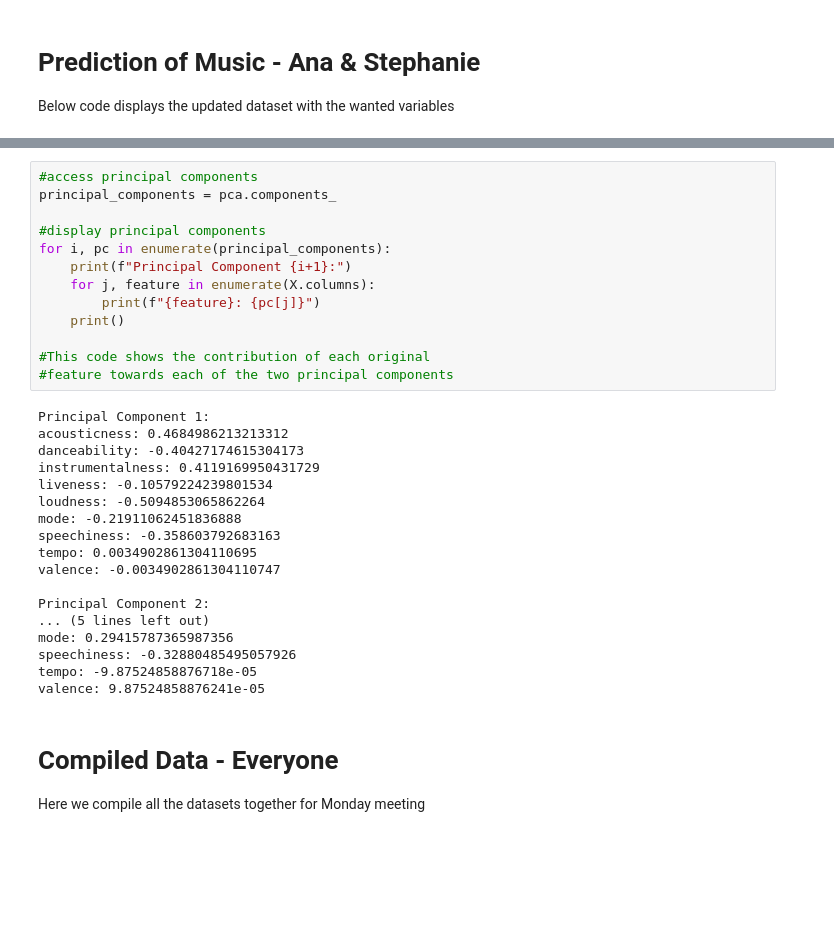
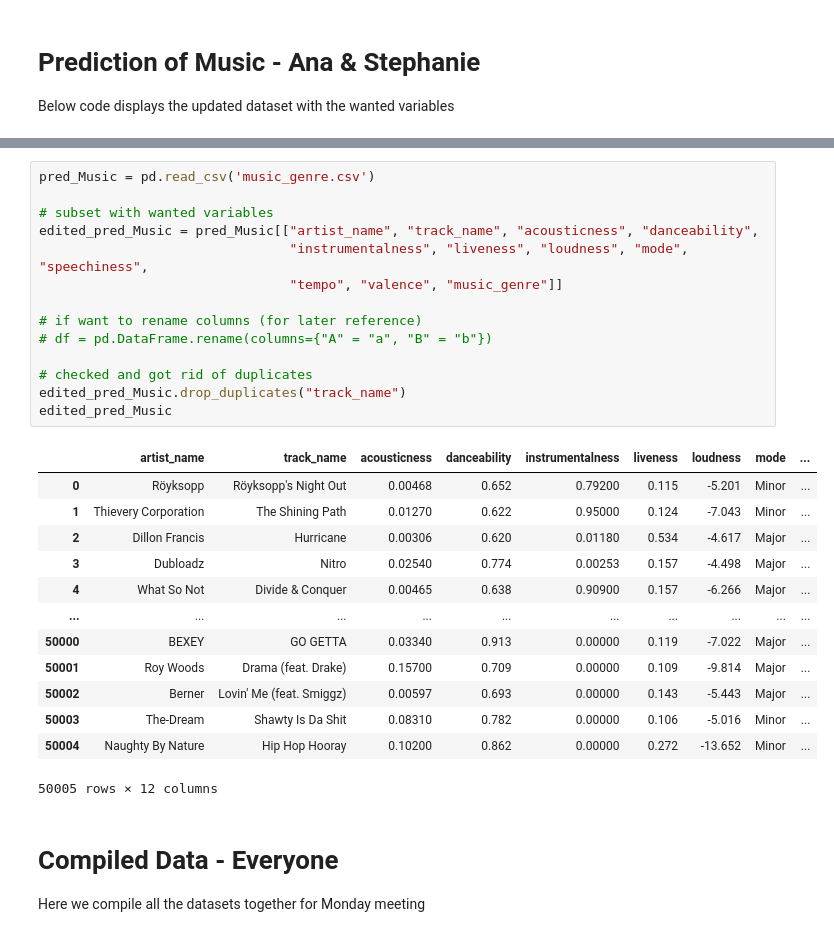
Before and after one commit to enriqfatima/COGS118B_Project, a Jupyter notebook: Data_Wrangling_groupXXX.ipynb, the cells around one changed output, grey strips where cells are left out. Drawn from its saved outputs; the diff is of its cells as text; blank space fills up the shorter version.

```diff
--- a/Data_Wrangling_groupXXX.ipynb
+++ b/Data_Wrangling_groupXXX.ipynb
@@ -154,34 +181,31 @@ Name: count, dtype: int64
-# %%
-#access principal components
-principal_components = pca.components_
-
-#display principal components
-for i, pc in enumerate(principal_components):
-    print(f"Principal Component {i+1}:")
-    for j, feature in enumerate(X.columns):
-        print(f"{feature}: {pc[j]}")
-    print()
-
-#This code shows the contribution of each original
-#feature towards each of the two principal components
-# %% [output]
-Principal Component 1:
-acousticness: 0.4684986213213312
-danceability: -0.40427174615304173
-instrumentalness: 0.4119169950431729
-liveness: -0.10579224239801534
-loudness: -0.5094853065862264
-mode: -0.21911062451836888
-speechiness: -0.358603792683163
-tempo: 0.0034902861304110695
-valence: -0.0034902861304110747
-
-Principal Component 2:
-... (5 lines left out)
-mode: 0.29415787365987356
-speechiness: -0.32880485495057926
-tempo: -9.87524858876718e-05
-valence: 9.87524858876241e-05
+# %%
+pred_Music = pd.read_csv('music_genre.csv')
+
+# subset with wanted variables
+edited_pred_Music = pred_Music[["artist_name", "track_name", "acousticness", "danceability",
+                                "instrumentalness", "liveness", "loudness", "mode", "speechiness",
+                                "tempo", "valence", "music_genre"]]
+
+# if want to rename columns (for later reference)
+# df = pd.DataFrame.rename(columns={"A" = "a", "B" = "b"})
+
+# checked and got rid of duplicates
+edited_pred_Music.drop_duplicates("track_name")
+edited_pred_Music
+# %% [output]
+|  | artist_name | track_name | acousticness | danceability | instrumentalness | liveness | loudness | mode | ... |
+| 0 | Röyksopp | Röyksopp's Night Out | 0.00468 | 0.652 | 0.79200 | 0.115 | -5.201 | Minor | ... |
+| 1 | Thievery Corporation | The Shining Path | 0.01270 | 0.622 | 0.95000 | 0.124 | -7.043 | Minor | ... |
+| 2 | Dillon Francis | Hurricane | 0.00306 | 0.620 | 0.01180 | 0.534 | -4.617 | Major | ... |
+| 3 | Dubloadz | Nitro | 0.02540 | 0.774 | 0.00253 | 0.157 | -4.498 | Major | ... |
+| 4 | What So Not | Divide & Conquer | 0.00465 | 0.638 | 0.90900 | 0.157 | -6.266 | Major | ... |
+| ... | ... | ... | ... | ... | ... | ... | ... | ... | ... |
+| 50000 | BEXEY | GO GETTA | 0.03340 | 0.913 | 0.00000 | 0.119 | -7.022 | Major | ... |
+| 50001 | Roy Woods | Drama (feat. Drake) | 0.15700 | 0.709 | 0.00000 | 0.109 | -9.814 | Major | ... |
+| 50002 | Berner | Lovin' Me (feat. Smiggz) | 0.00597 | 0.693 | 0.00000 | 0.143 | -5.443 | Major | ... |
+| 50003 | The-Dream | Shawty Is Da Shit | 0.08310 | 0.782 | 0.00000 | 0.106 | -5.016 | Minor | ... |
+| 50004 | Naughty By Nature | Hip Hop Hooray | 0.10200 | 0.862 | 0.00000 | 0.272 | -13.652 | Minor | ... |
+50005 rows × 12 columns
 # %% [markdown]
 # Compiled Data - Everyone
 
```
Also changed, not shown: parts of 10 cells of this notebook.
